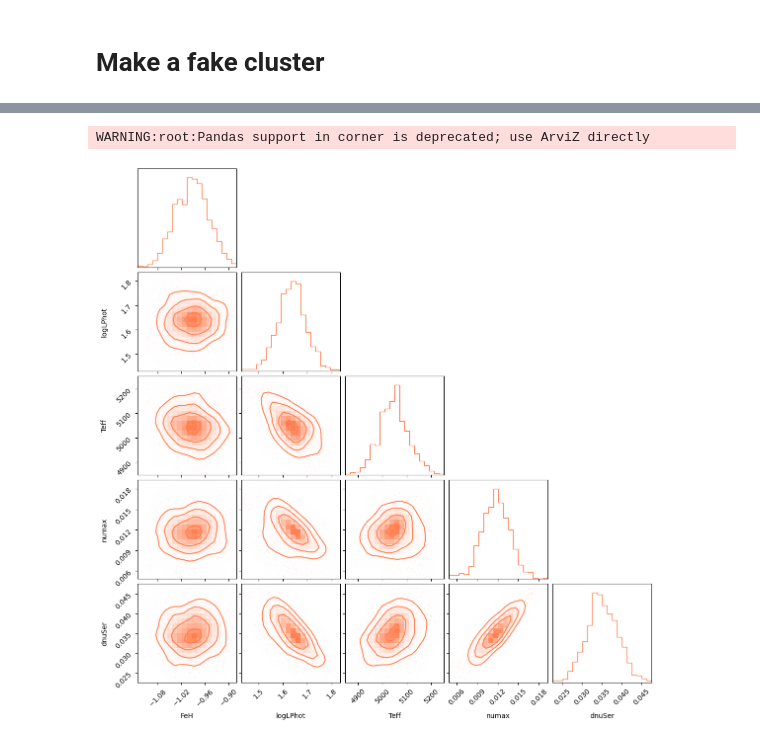
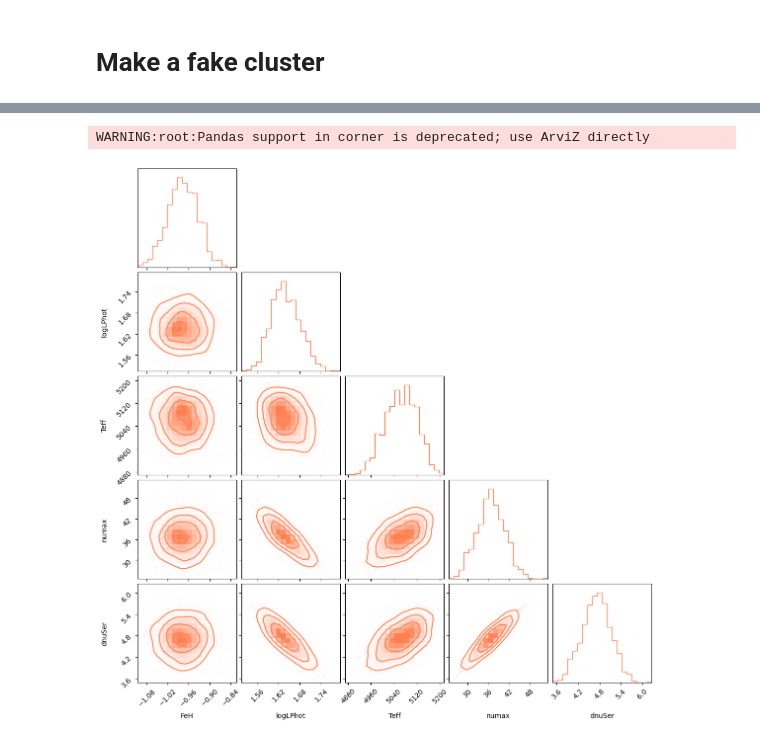
Before and after one commit to ehatt98/M4-hierarchical, a Jupyter notebook: notebooks/make_dumb_emus.ipynb, the cells around one changed output, grey strips where cells are left out. Drawn from its saved outputs; the diff is of its cells as text; code cells hidden in the pictures.

```diff
--- a/notebooks/make_dumb_emus.ipynb
+++ b/notebooks/make_dumb_emus.ipynb
@@ -193,7 +215,7 @@ def fake_stars(uncs, consts = cluster_consts, obs = model_outputs.obs_dict):
 
         alphaFe = numpyro.sample('alphaFe', dist.Normal(consts['alphaFe'][0], consts['alphaFe'][1]))
 
-        params = jnp.stack([massini, zini, yini, alphaMLT, age, eta, alphaFe], axis = -1)
+        params = jnp.stack([massini, zini, yini, alphaMLT, jnp.log10(age), eta, alphaFe], axis = -1)
 
         pred = model_outputs(params)
 
@@ -202,10 +224,10 @@ def fake_stars(uncs, consts = cluster_consts, obs = model_outputs.obs_dict):
 
     FeH = numpyro.sample("FeH", dist.Normal(pred[:, 0], uncs['FeH']), obs=obs['FeH'])
 
-    logLPhot = numpyro.sample("logLPhot", dist.LogNormal(jnp.log(pred[:, 1]), uncs['logLPhot']), obs=obs['logLPhot'])
+    logLPhot = numpyro.sample("logLPhot", dist.Normal(pred[:, 1], uncs['logLPhot']), obs=obs['logLPhot'])
 
     Teff = numpyro.sample("Teff", dist.Normal(pred[:, 2], uncs['Teff']), obs=obs['Teff'])
 
-    numax = numpyro.sample("numax", dist.Normal(pred[:, 3], uncs['numax']), obs=obs['numax'])
+    numax = numpyro.sample("numax", dist.Normal(10**pred[:, 3], uncs['numax']), obs=obs['numax'])
 
-    dnu = numpyro.sample("dnuSer", dist.Normal(pred[:, 4], uncs['dnuSer']), obs=obs['dnuSer'])
+    dnu = numpyro.sample("dnuSer", dist.Normal(10**pred[:, 4], uncs['dnuSer']), obs=obs['dnuSer'])
@@ -218,5 +251,5 @@ sampler = NUTS(fake_stars, target_accept_prob=0.8, find_heuristic_step_size=True
 
 mcmc = MCMC(sampler, num_warmup=num_warmup, num_samples=num_samples, num_chains=num_chains)
 # %%
-phys_unc = {'Teff':150, 'LPhot':10, 'numax': 10/3090, 'dnuSer':1/135, 'FeH':0.1, 'logLPhot':0.05}
+phys_unc = {'Teff':150, 'LPhot':10, 'numax': 10, 'dnuSer':1, 'FeH':0.1, 'logLPhot':0.05}
 # %%
@@ -286,6 +299,6 @@ sample_stats = mcmc.get_extra_fields(group_by_chain=True)
 
 data += az.from_dict(posterior, sample_stats=sample_stats, coords=coords, dims=dims)
 # %%
-params = jnp.stack([posterior['massini'][0].T, posterior['zini'][0].T, posterior['yini'][0].T, posterior['alphaMLT'][0].T, posterior['age'][0].T, posterior['eta'][0].T, posterior['alphaFe'][0].T], axis = -1)
+params = jnp.stack([posterior['massini'][0].T, posterior['zini'][0].T, posterior['yini'][0].T, posterior['alphaMLT'][0].T, np.log10(posterior['age'][0].T), posterior['eta'][0].T, posterior['alphaFe'][0].T], axis = -1)
 
 pred = model_outputs(params)
@@ -318,9 +318,9 @@ cluster_df['logLPhot'] = pred[0].T[1]
 
 cluster_df['Teff'] = pred[0].T[2]
 
-cluster_df['numax'] = pred[0].T[3]
+cluster_df['numax'] = 10**pred[0].T[3]
 
-cluster_df['dnuSer'] = pred[0].T[4]
+cluster_df['dnuSer'] = 10**pred[0].T[4]
 
 cluster_df['massini'] = posterior['massini'][0].T[0]
 
@@ -337,7 +337,3 @@ cluster_df['age'] = posterior['age'][0].T[0]
 cluster_df['eta'] = posterior['eta'][0].T[0]
 
 draws = cluster_df.sample(30)
-
-draws.to_csv('./fake-data/fake-cluster-observations-from-one-hare.csv', index = False)
-
-np.save('./fake-data/fake-cluster-observations-from-one-hare-consts.npy', cluster_consts)
@@ -354,7 +363,7 @@ plt.savefig('../figs/fake-cluster-observations-from-one-hare-HR.png', bbox_inche
 # %%
-fig = corner.corner(cluster_df[model_outputs.outputs], smooth = True, color = 'coral')
+fig = corner.corner(cluster_df[['FeH', 'logLPhot', 'Teff', 'numax', 'dnuSer']], smooth = True, color = 'coral')
 fig.savefig('../figs/fake-cluster-observations-from-one-hare-outputs-corner.png', bbox_inches = 'tight')
 plt.show()
 # %% [output]
 WARNING:root:Pandas support in corner is deprecated; use ArviZ directly
-[figure, old version]
+[figure, new version]
```
Also changed, not shown: parts of 22 cells of this notebook, 4 other files.
